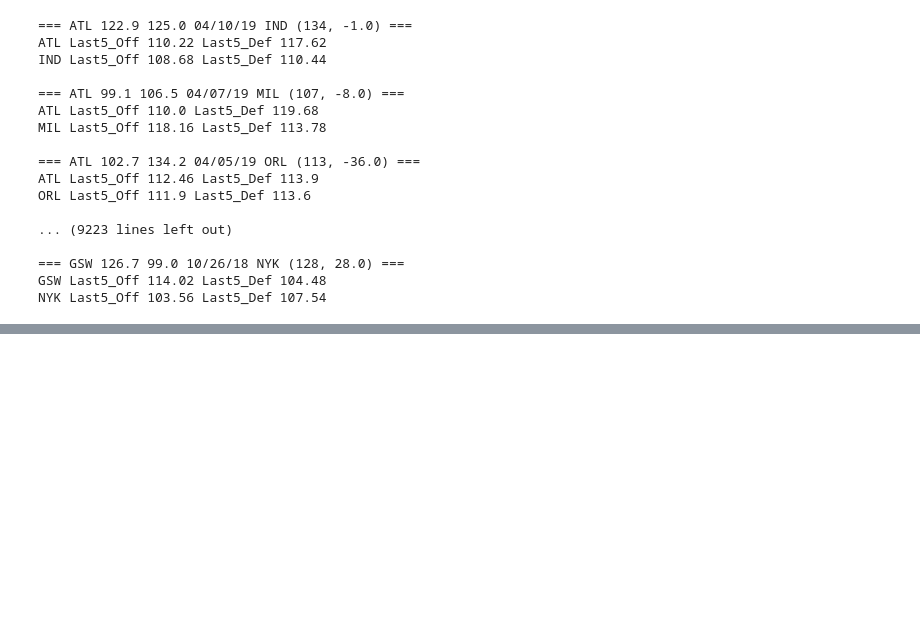
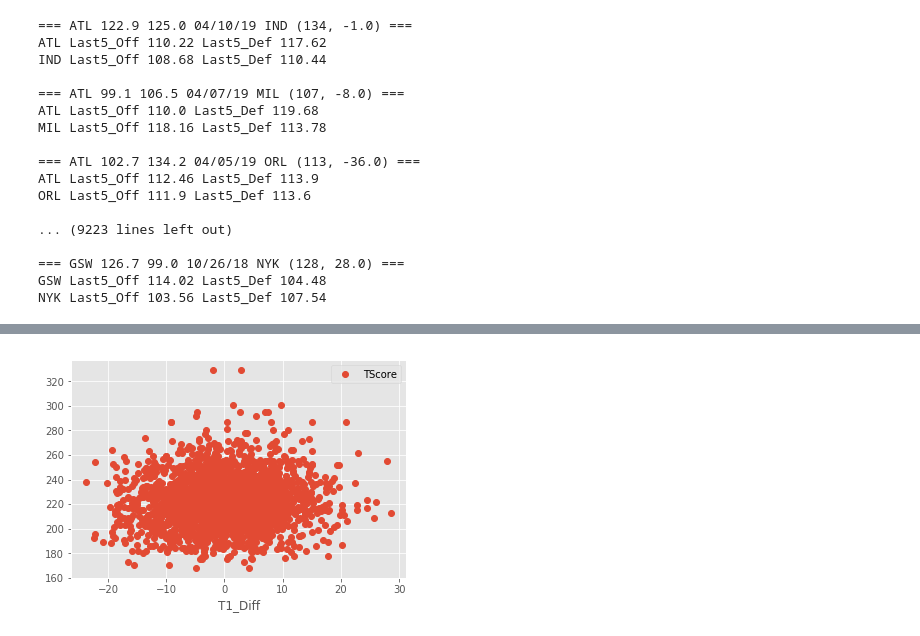
Before and after one commit to skuan/nba_api, a Jupyter notebook: NBA Stats 2018 - 2019-Backtest.ipynb, the cells around one changed output, grey strips where cells are left out. Drawn from its saved outputs; the diff is of its cells as text; code cells hidden in the pictures; blank space fills up the shorter version.

```diff
--- a/NBA Stats 2018 - 2019-Backtest.ipynb
+++ b/NBA Stats 2018 - 2019-Backtest.ipynb
@@ -447,0 +479,17 @@ NYK Last5_Off 103.56 Last5_Def 107.54
+# %%
+rdf = pd.read_csv("regression_list.csv")
+
+rdf['T1_Diff'] = rdf.T1_OR5 - rdf.T1_DR5
+rdf['T2_Diff'] = rdf.T2_OR5 - rdf.T2_DR5
+
+
+rdf.T1_OR5 = pd.to_numeric(rdf.T1_OR5)
+rdf.T1_DR5 = pd.to_numeric(rdf.T1_DR5)
+rdf.T2_OR5 = pd.to_numeric(rdf.T2_OR5)
+rdf.T2_DR5 = pd.to_numeric(rdf.T2_DR5)
+rdf.T1_Diff = pd.to_numeric(rdf.T1_Diff)
+
+rdf.plot(x='T1_Diff', y='TScore', style='o')
+plt.show()
+# %% [output]
+[figure, added]
```
Also changed, not shown: parts of 8 cells of this notebook, 2 other files.
